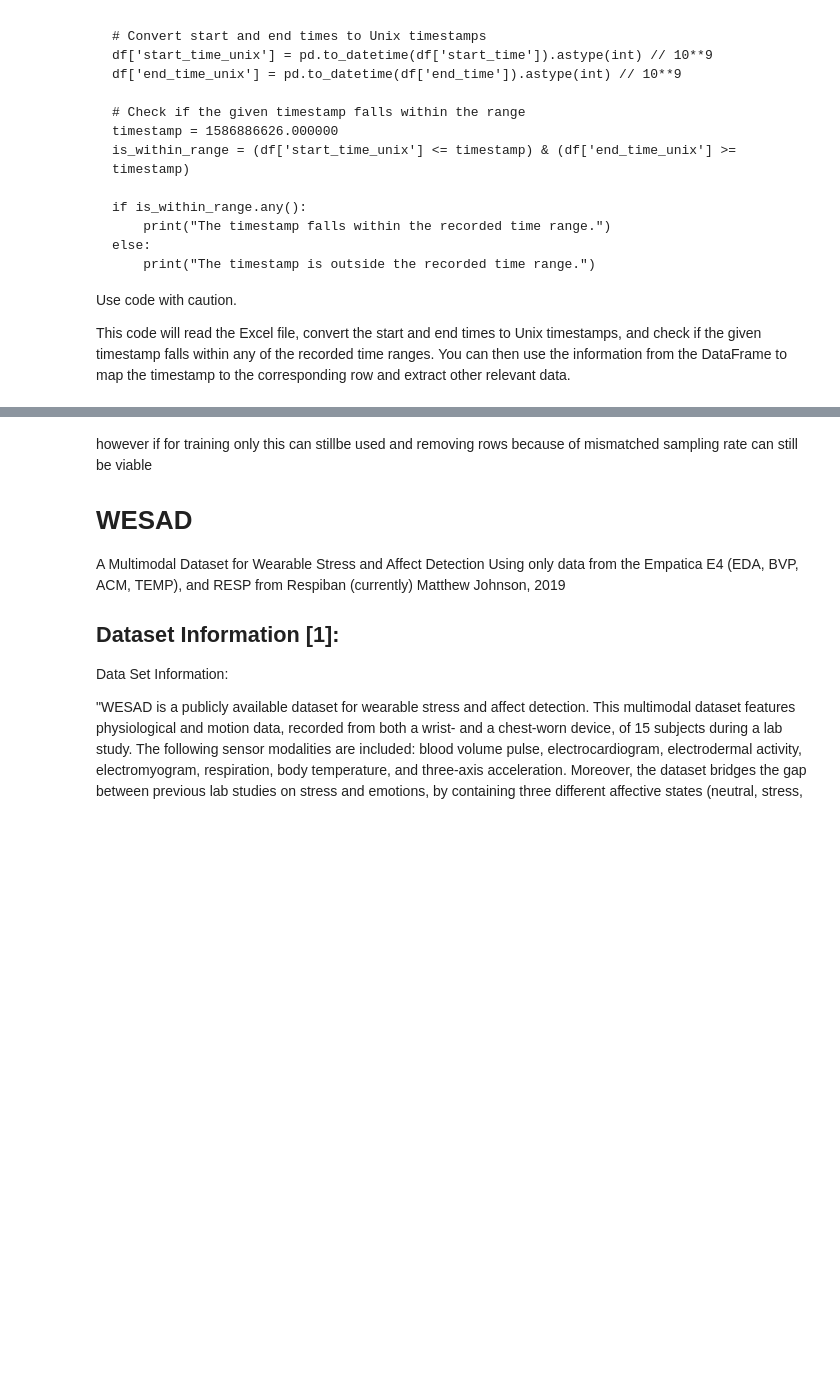
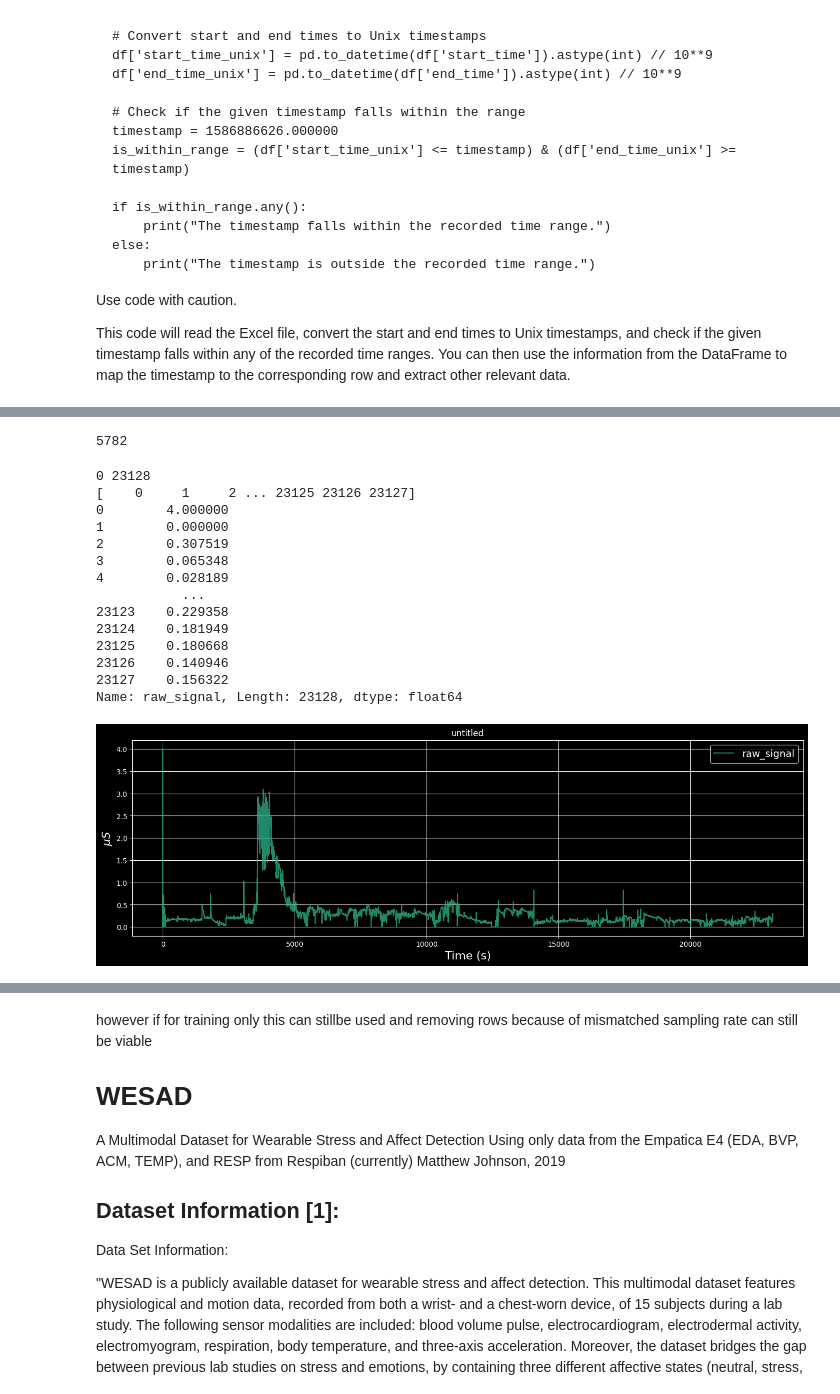
Before and after one commit to 08Aristodemus24/thesis-writing-1, a Jupyter notebook: server-side/modelling/stress_detection.ipynb, the cells around one changed output, grey strips where cells are left out. Drawn from its saved outputs; the diff is of its cells as text; code cells hidden in the pictures; blank space fills up the shorter version.

```diff
--- a/server-side/modelling/stress_detection.ipynb
+++ b/server-side/modelling/stress_detection.ipynb
@@ -328,0 +407,65 @@ This code will read the Excel file, convert the start and end times to Unix time
+# %%
+begin_time = 0
+end_time = round((data_for_vis.shape[0] - 1) / 4 )
+# %%
+end_time
+# %% [output]
+5782
+# %%
+def view_time_frame(raw_eda_df, samp_freq=128, begin_time_s=1750, end_time_s=1765, cols_to_use=['rawdata', 'cleandata', 'signal_automatic'], save_img=True, img_title='untitled'):
+    """
+    ntoe cols to use must be equal to 5 or more
+    """
+    fig = plt.figure(figsize=(17, 5))
+
+    axis = fig.add_subplot()
+
+
+    # why is it multiplied by 128?
+    # results it 224000 and 225920 and is used as indeces to access a slice of the dataframes rows
+    begin_sample, end_sample = begin_time_s * samp_freq, end_time_s * samp_freq
+    print(begin_sample, end_sample)
+
+    #
+    time_to_plot = np.arange(begin_sample, end_sample)
+
+
+    # colors and linestyles to use
+    colors = ['#2cb88e', '#c21d5c', '#d16d15', '#fc8003', '#3dfc03']
+    lines = ['solid', 'dotted', 'dashed', 'dashdot', (5, (10, 3))]
+
+    for i, col in enumerate(cols_to_use):
+
+        col_to_plot = raw_eda_df[col].iloc[begin_sample:end_sample]
+        print(time_to_plot)
+        print(col_to_plot)
+        axis.plot(time_to_plot, col_to_plot, label=col, alpha=0.75, linestyle=lines[i], c=colors[i])
+
+    axis.legend(fontsize=14)
+    axis.grid()
+
+    axis.set_title(f"{img_title}")
+    axis.set_ylabel(r'$\mu S$', fontsize=16)
+    axis.set_xlabel("Time (s)", fontsize=16)
+
+    if save_img:
+        plt.savefig(f'./figures & images/{img_title}.png')
+        plt.show()
+# %%
+view_time_frame(data_for_vis, samp_freq=4, begin_time_s=begin_time, end_time_s=end_time, cols_to_use=['raw_signal'])
+# %% [output]
+0 23128
+[    0     1     2 ... 23125 23126 23127]
+0        4.000000
+1        0.000000
+2        0.307519
+3        0.065348
+4        0.028189
+           ...
+23123    0.229358
+23124    0.181949
+23125    0.180668
+23126    0.140946
+23127    0.156322
+Name: raw_signal, Length: 23128, dtype: float64
+[figure, added]
```
Also changed, not shown: parts of 103 cells of this notebook, 11 other files.
